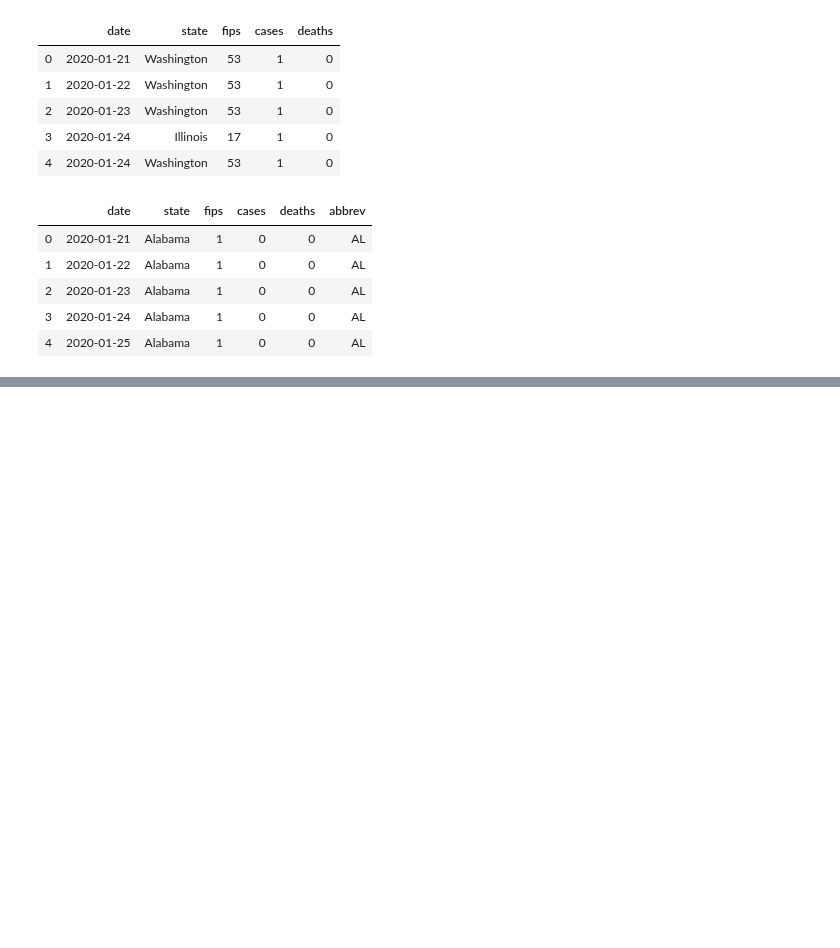
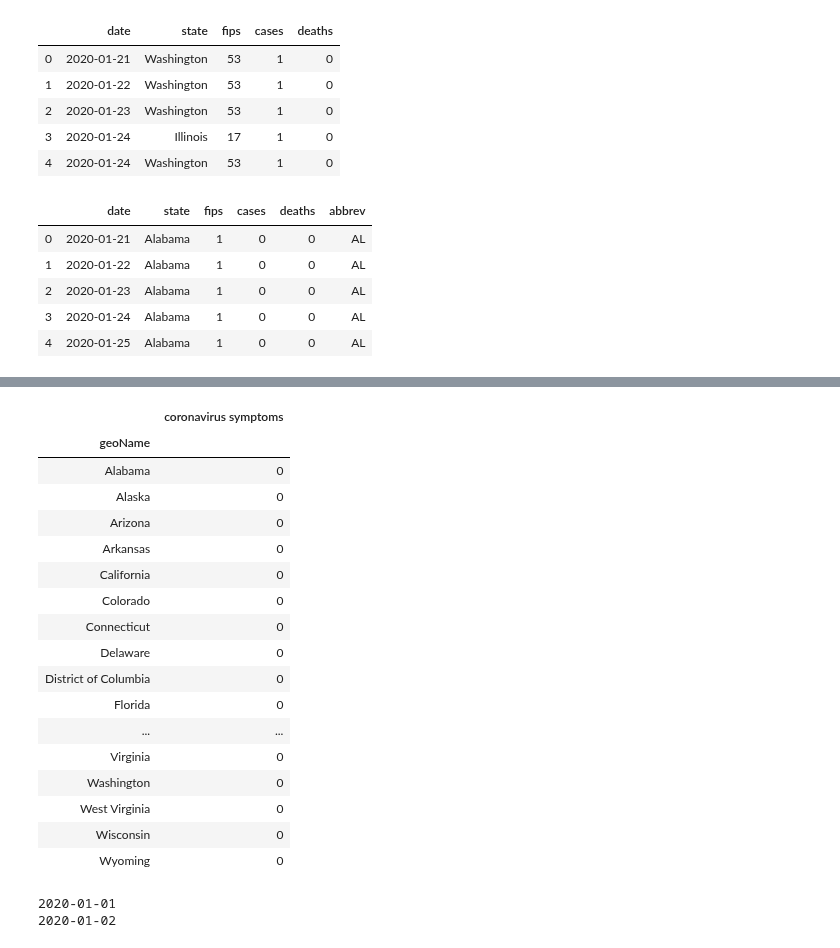
Before and after one commit to spotted-d/RNN_covid19_modeling, a Jupyter notebook: data_extraction/data_extracts.ipynb, the cells around one changed output, grey strips where cells are left out. Saved outputs shown, nothing was run; the diff lists cells and outputs as text; code cells hidden in the pictures; blank space fills up the shorter version.

```diff
--- a/data_extraction/data_extracts.ipynb
+++ b/data_extraction/data_extracts.ipynb
@@ -135,0 +156,38 @@ pickle.dump( covid_us_cleaned, open("../data/us_state_cases_deaths.p", "wb" ))
+# %%
+kw_list = ["coronavirus symptoms"]
+pyt.build_payload(kw_list, cat=0, timeframe="2020-01-01 2020-01-01", geo='US', gprop='')
+# pyt.interest_over_time()
+pyt.interest_by_region()
+# %% [output]
+|  | coronavirus symptoms |
+| geoName |  |
+| Alabama | 0 |
+| Alaska | 0 |
+| Arizona | 0 |
+| Arkansas | 0 |
+| California | 0 |
+| Colorado | 0 |
+| Connecticut | 0 |
+| Delaware | 0 |
+| District of Columbia | 0 |
+| Florida | 0 |
+| ... | ... |
+| Virginia | 0 |
+| Washington | 0 |
+| West Virginia | 0 |
+| Wisconsin | 0 |
+| Wyoming | 0 |
+# %%
+sdate = datetime.datetime.strptime("2020-01-01", "%Y-%m-%d")
+edate = datetime.datetime.strptime("2020-01-03", "%Y-%m-%d")
+delta = edate - sdate
+
+# # iterate through all missing dates and impute case and
+# # death data
+# for i in range(delta.days):
+#     day = sdate + datetime.timedelta(days=i)
+#     s_day = datetime.datetime.strftime(day, "%Y-%m-%d")
+#     pyt.build_payload(kw_list, cat=0, timeframe=f"{day} {day}", geo='US-AL', gprop='')
+# %% [output]
+2020-01-01
+2020-01-02
```
Also changed, not shown: parts of 5 cells of this notebook.
